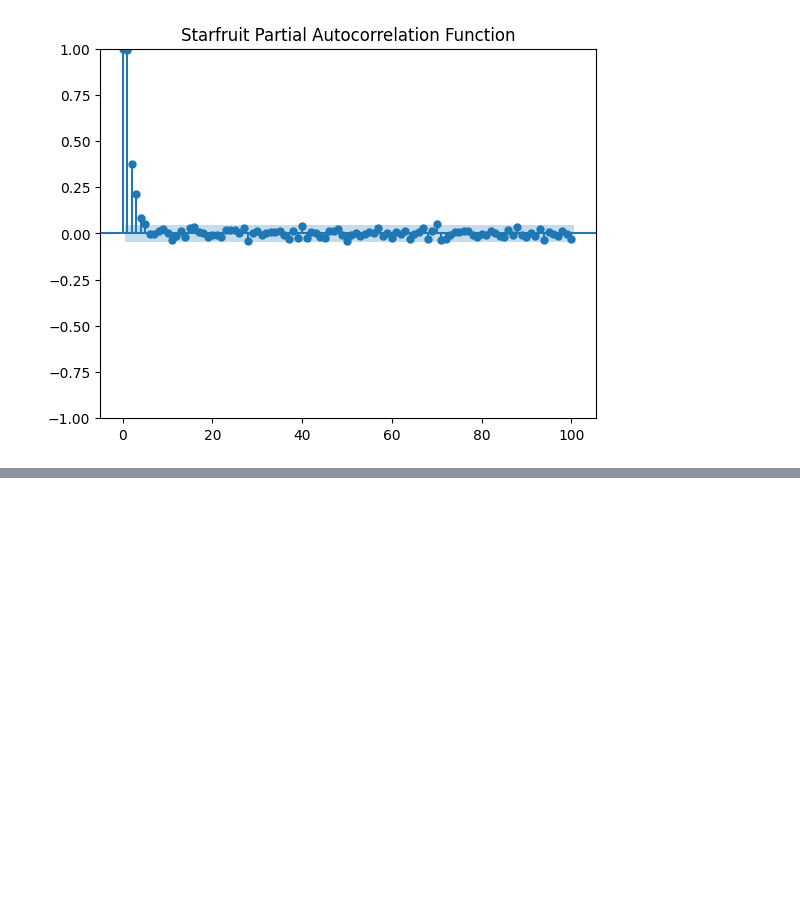
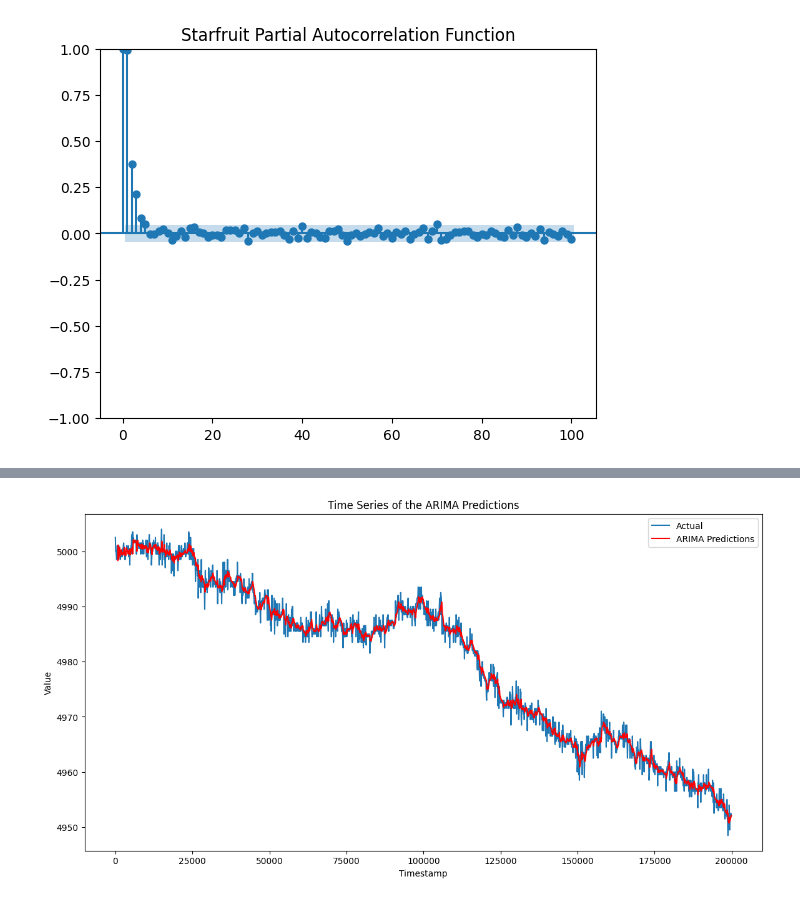
Before and after one commit to ratikiyer/imc-trading-2024, a Jupyter notebook: models/arima.ipynb, the cells around one changed output, grey strips where cells are left out. Saved outputs shown, nothing was run; the diff lists cells and outputs as text; code cells hidden in the pictures; blank space fills up the shorter version.

Commit message:
ARIMA model update 4/3/24 4:53 p.m.

```diff
--- a/models/arima.ipynb
+++ b/models/arima.ipynb
@@ -98,3 +87,29 @@ Covariance Type:                  opg
 2001    4952.039663
 2002    4952.039682
 Name: predicted_mean, dtype: float64
+# %%
+arima_starfruit = starfruit_price_action.copy()
+arima_starfruit["ARIMA_Prediction"] = None
+#arima_starfruit.index = pd.to_datetime(starfruit_price_action["timestamp"])
+for end in range(8, len(df)):
+    # Train the model on data up to the current point
+    model = ARIMA(starfruit_price_action["mid_price"][:end], order=(4,1,1))  # Replace with your chosen order
+    model_fit = model.fit()
+
+    # Make the one-step-ahead forecast
+    forecast = model_fit.forecast(steps=1)
+
+    if end < len(starfruit_price_action):
+        arima_starfruit.loc[arima_starfruit.index[end], 'ARIMA_Prediction'] = forecast.iloc[0]
+    else:
+        break
+
+plt.figure(figsize=(14, 7))
+plt.plot(arima_starfruit["timestamp"], starfruit_price_action["mid_price"], label='Actual')
+plt.plot(arima_starfruit['timestamp'], arima_starfruit["ARIMA_Prediction"], color='red', label='ARIMA Predictions')
+plt.xlabel('Timestamp')
+plt.ylabel('Value')
+plt.title('Time Series of the ARIMA Predictions')
+plt.legend()
+plt.show()
+# %% [output]
@@ -100,0 +117 @@ Name: predicted_mean, dtype: float64
+[figure, added]
```
Also changed, not shown: parts of 8 cells of this notebook, 1 other file.
